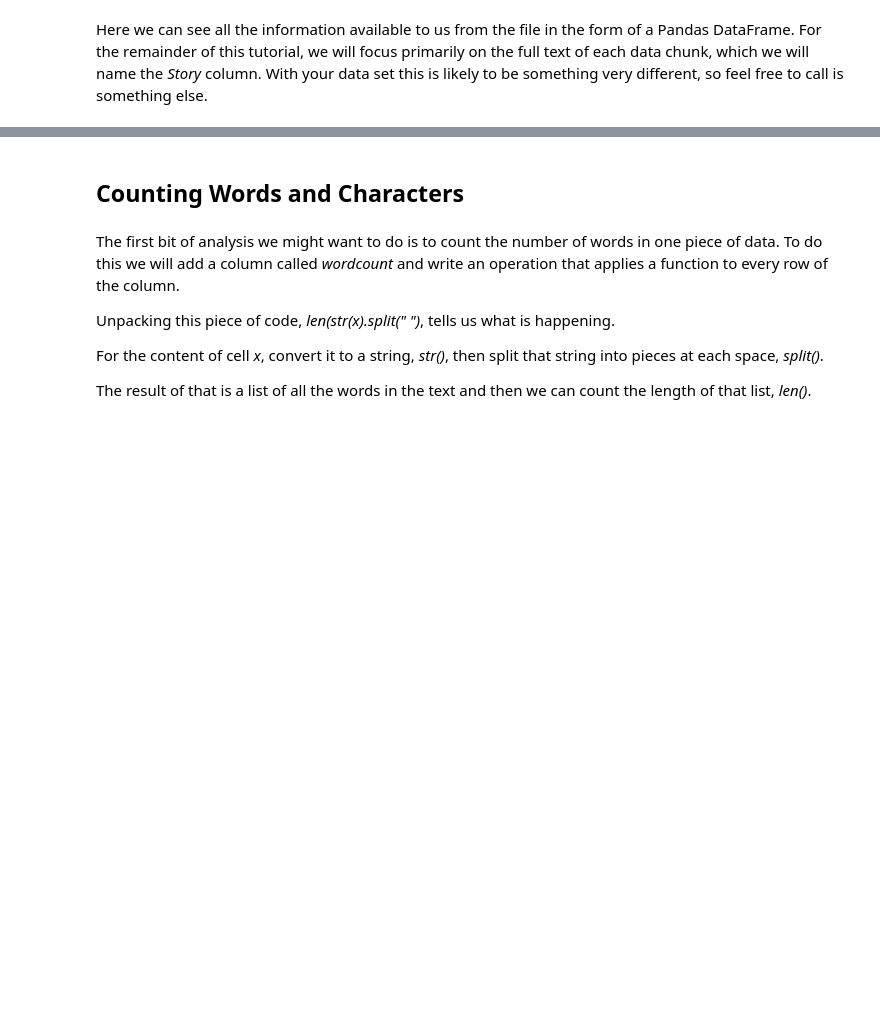
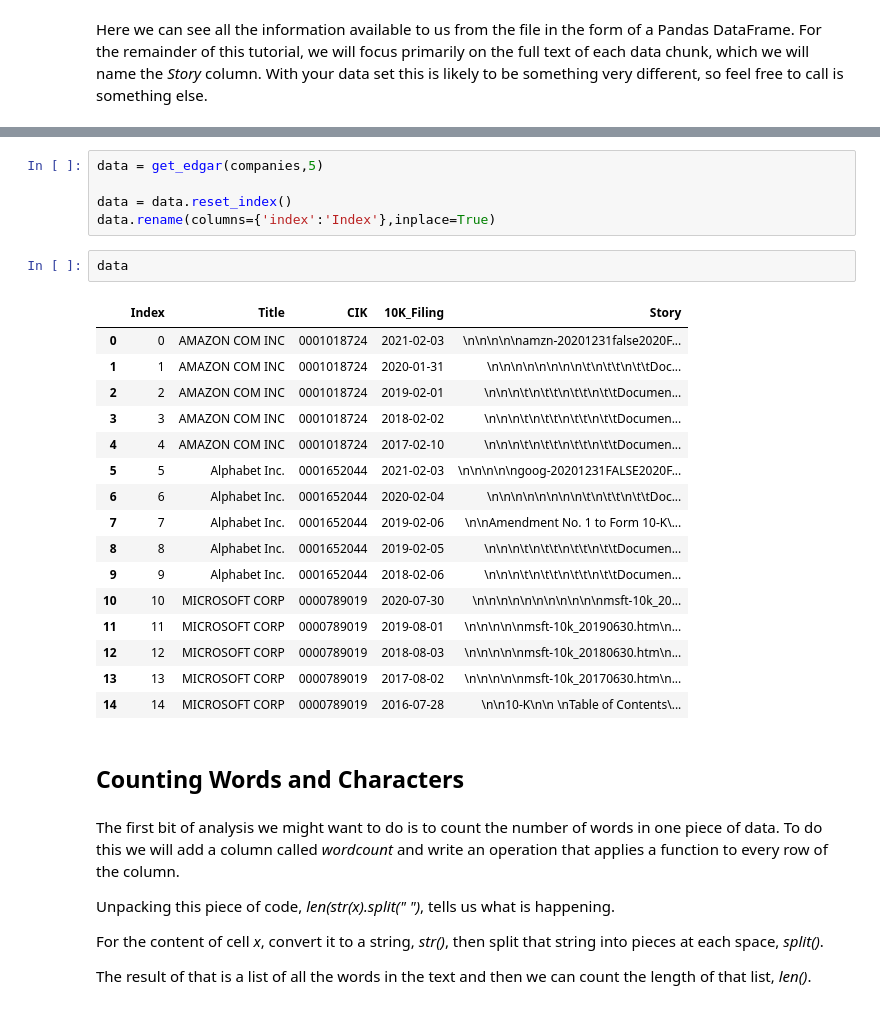
Before and after one commit to SouthernMethodistUniversity/text_mining_with_python, a Jupyter notebook: intermediate_textmining.ipynb, the cells around one changed output, grey strips where cells are left out. Drawn from its saved outputs; the diff is of its cells as text; blank space fills up the shorter version.

```diff
--- a/intermediate_textmining.ipynb
+++ b/intermediate_textmining.ipynb
@@ -46,3 +124,27 @@ Here we can see all the information available to us from the file in the form of
+# %%
+data = get_edgar(companies,5)
+
+data = data.reset_index()
+data.rename(columns={'index':'Index'},inplace=True)
+# %%
+data
+# %% [output]
+|  | Index | Title | CIK | 10K_Filing | Story |
+| 0 | 0 | AMAZON COM INC | 0001018724 | 2021-02-03 | \n\n\n\n\namzn-20201231false2020F... |
+| 1 | 1 | AMAZON COM INC | 0001018724 | 2020-01-31 | \n\n\n\n\n\n\n\n\t\n\t\t\n\t\tDoc... |
+| 2 | 2 | AMAZON COM INC | 0001018724 | 2019-02-01 | \n\n\n\t\n\t\t\n\t\t\n\t\tDocumen... |
+| 3 | 3 | AMAZON COM INC | 0001018724 | 2018-02-02 | \n\n\n\t\n\t\t\n\t\t\n\t\tDocumen... |
+| 4 | 4 | AMAZON COM INC | 0001018724 | 2017-02-10 | \n\n\n\t\n\t\t\n\t\t\n\t\tDocumen... |
+| 5 | 5 | Alphabet Inc. | 0001652044 | 2021-02-03 | \n\n\n\n\ngoog-20201231FALSE2020F... |
+| 6 | 6 | Alphabet Inc. | 0001652044 | 2020-02-04 | \n\n\n\n\n\n\n\n\t\n\t\t\n\t\tDoc... |
+| 7 | 7 | Alphabet Inc. | 0001652044 | 2019-02-06 | \n\nAmendment No. 1 to Form 10-K\... |
+| 8 | 8 | Alphabet Inc. | 0001652044 | 2019-02-05 | \n\n\n\t\n\t\t\n\t\t\n\t\tDocumen... |
+| 9 | 9 | Alphabet Inc. | 0001652044 | 2018-02-06 | \n\n\n\t\n\t\t\n\t\t\n\t\tDocumen... |
+| 10 | 10 | MICROSOFT CORP | 0000789019 | 2020-07-30 | \n\n\n\n\n\n\n\n\n\n\nmsft-10k_20... |
+| 11 | 11 | MICROSOFT CORP | 0000789019 | 2019-08-01 | \n\n\n\n\nmsft-10k_20190630.htm\n... |
+| 12 | 12 | MICROSOFT CORP | 0000789019 | 2018-08-03 | \n\n\n\n\nmsft-10k_20180630.htm\n... |
+| 13 | 13 | MICROSOFT CORP | 0000789019 | 2017-08-02 | \n\n\n\n\nmsft-10k_20170630.htm\n... |
+| 14 | 14 | MICROSOFT CORP | 0000789019 | 2016-07-28 | \n\n10-K\n\n \nTable of Contents\... |
 # %% [markdown]
 ## Counting Words and Characters
 # %% [markdown]
```
Also changed, not shown: parts of 43 cells of this notebook, 2 other files.
